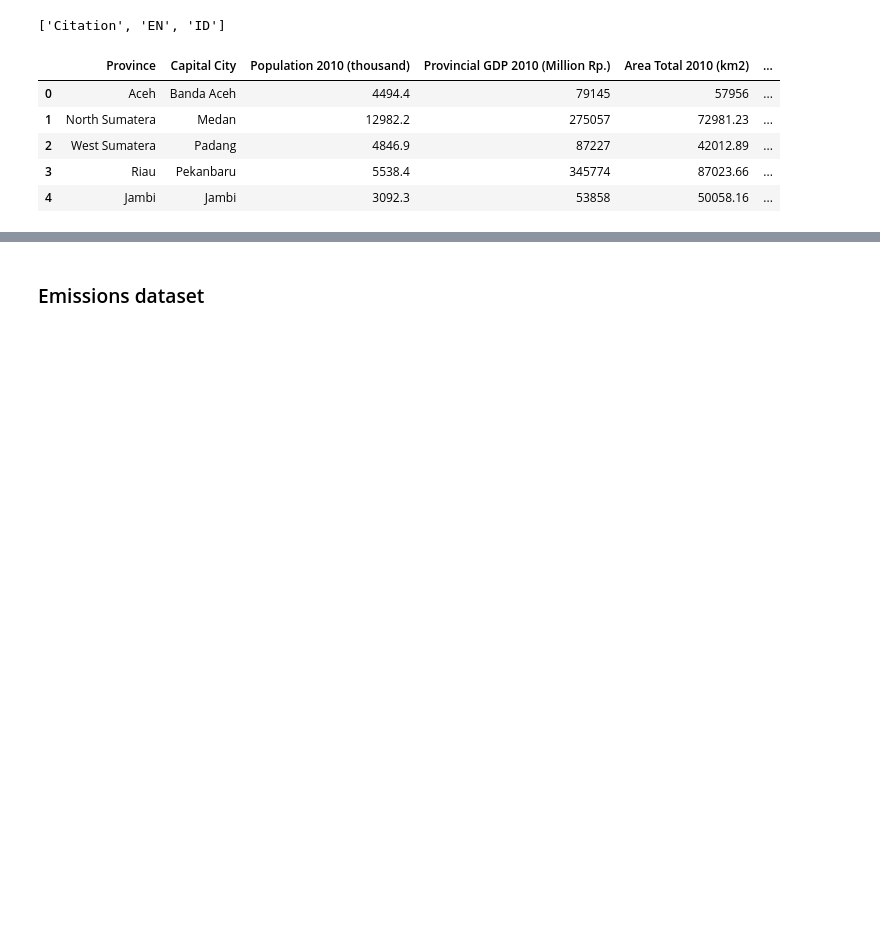
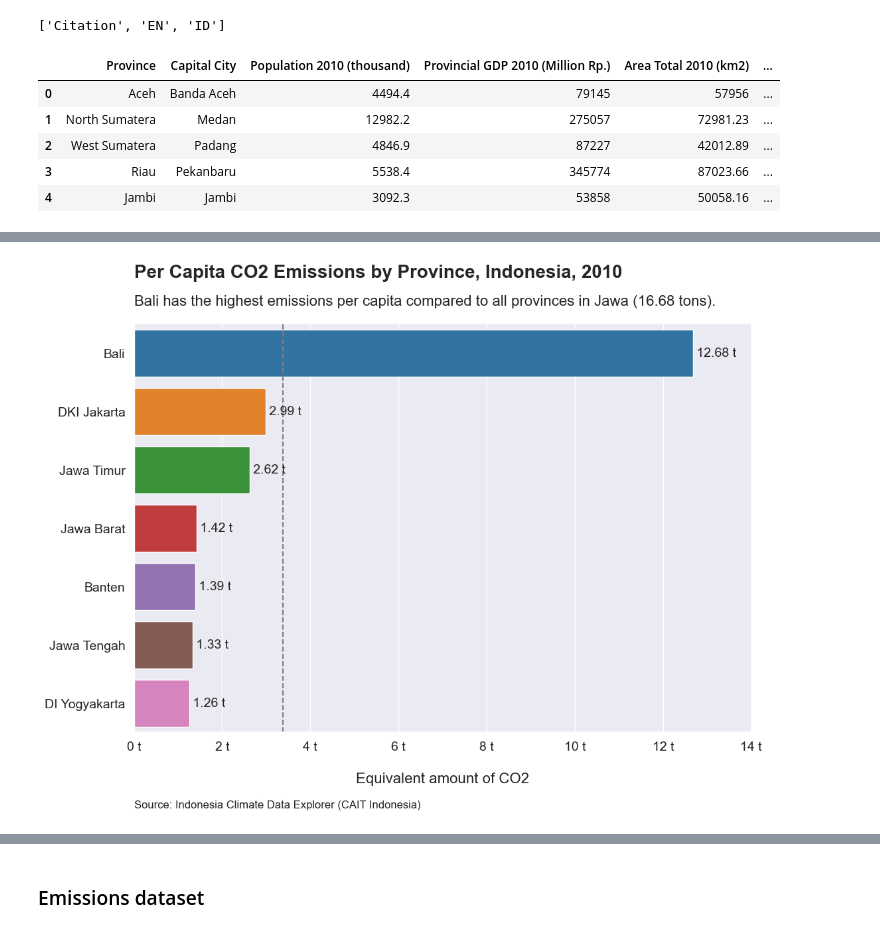
Before and after one commit to sabirinID/Nafas-Air-Quality, a Jupyter notebook: Docs/1-Exploratory-Data-Analysis.ipynb, the cells around one changed output, grey strips where cells are left out. Saved outputs shown, nothing was run; the diff lists cells and outputs as text; code cells hidden in the pictures; blank space fills up the shorter version.

```diff
--- a/Docs/1-Exploratory-Data-Analysis.ipynb
+++ b/Docs/1-Exploratory-Data-Analysis.ipynb
@@ -342,0 +364,38 @@ jawa_bali_df
+# %%
+# Create a figure and axis objects
+fig, ax = plt.subplots(figsize=(12, 8))
+
+# Horizontal bar plot
+sns.barplot(x='Emissions (tCO2e/capita)', y='Province', data=jawa_bali_df, order=order, palette='tab10')
+
+# Add the average line
+ax.axvline(avg_tCO2e, color='tab:gray', linestyle='--', label='Average')
+
+# Label
+ax.set_xlabel('\nEquivalent amount of CO2', fontsize=16)
+ax.set_ylabel('')
+plt.bar_label(ax.containers[0], fmt=' %.2f t', fontsize=14)
+plt.xlim(0, 14)
+plt.xticks(fontsize=14)
+plt.yticks(fontsize=14)
+
+# Format the y-axis tick labels
+def format_x_ticks(value, _):
+    return f'{value:.0f} t'
+ax.xaxis.set_major_formatter(ticker.FuncFormatter(format_x_ticks))
+
+# Title
+plt.title('Per Capita CO2 Emissions by Province, Indonesia, 2010',
+          fontsize=20, fontweight='bold', loc='left', pad=50)
+plt.text(x=0, y=-.75,
+         s='Bali has the highest emissions per capita compared to all provinces in Jawa (16.68 tons).\n',
+         fontsize=16, ha='left', va='center')
+plt.text(x=0, y=7.75,
+         s='Source: Indonesia Climate Data Explorer (CAIT Indonesia)',
+         fontsize=12, ha='left', va='center')
+
+
+'Climate Data Explorer'
+plt.show()
+# %% [output]
+[figure, added]
```
Also changed, not shown: parts of 7 cells of this notebook.
